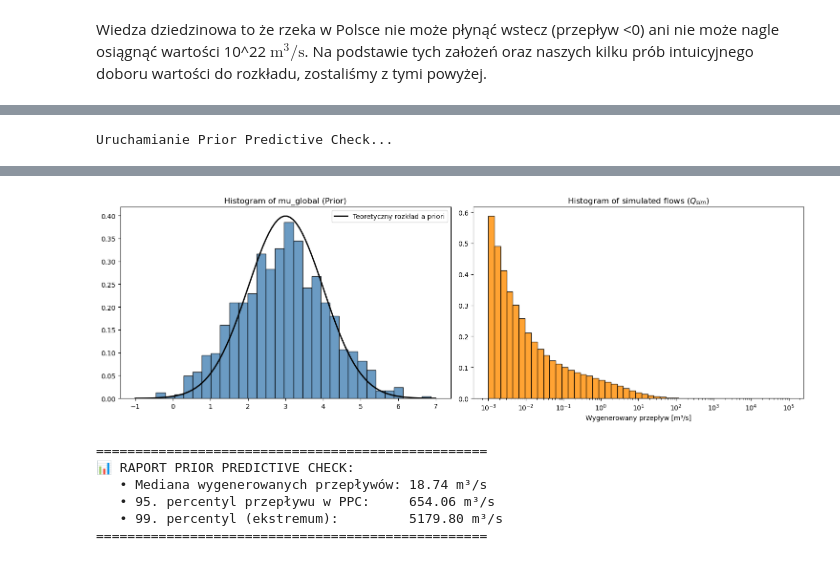
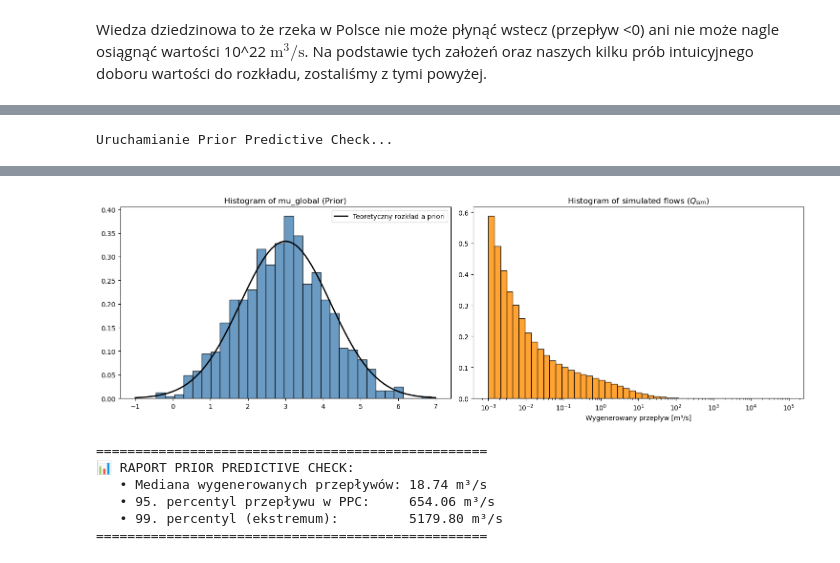
Before and after one commit to pjerzyna/Data-Analytics-Project, a Jupyter notebook: nested_hierarchical.ipynb, the cells around one changed output, grey strips where cells are left out. Drawn from its saved outputs; the diff is of its cells as text; code cells hidden in the pictures.

Commit message:
Extended model

```diff
--- a/nested_hierarchical.ipynb
+++ b/nested_hierarchical.ipynb
@@ -519,7 +518,7 @@ Hiperparametry zostały dostrojone tak, aby obciąć niefizyczny ogon rozkładu
 # %% [markdown]
 Wiedza dziedzinowa to że rzeka w Polsce nie może płynąć wstecz (przepływ <0) ani nie może nagle osiągnąć wartości 10^22 $\text{m}^3/\text{s}$. Na podstawie tych założeń oraz naszych kilku prób intuicyjnego doboru wartości do rozkładu, zostaliśmy z tymi powyżej.
 # %%
-# Kompilacja modelu prior (upewnij się, że plik nazywa się model_lognormal_base_prior.stan)
+# Kompilacja modelu prior
 model_prior = CmdStanModel(stan_file="stan/model_lognormal_base_prior.stan")
 
 print("Uruchamianie Prior Predictive Check...")
@@ -543,7 +542,7 @@ fig, (ax1, ax2) = plt.subplots(1, 2, figsize=(15, 5), dpi=100)
 
 # Wykres 1
 x_mu = np.linspace(-1, 7, 100)
-y_mu = stats.norm.pdf(x_mu, loc=3, scale=1) # mu_global ~ normal(3, 1)
+y_mu = stats.norm.pdf(x_mu, loc=3, scale=1.2) # mu_global ~ normal(3, 1.2)
 ax1.hist(mu_global_pred, bins=30, density=True, alpha=0.8, edgecolor='black', color='steelblue')
 ax1.plot(x_mu, y_mu, color='k', linewidth=2, label='Teoretyczny rozkład a priori')
 ax1.set_title(r'Histogram of mu_global (Prior)', fontsize=12)
@@ -566,4 +567,4 @@ Uruchamianie Prior Predictive Check...
-[figure, old version]
+[figure, new version]
 # %%
 # Szybki raport fizyczny z symulacji a priori
 print("\n" + "="*50)
```
Also changed, not shown: parts of 18 cells of this notebook, 7 other files.
